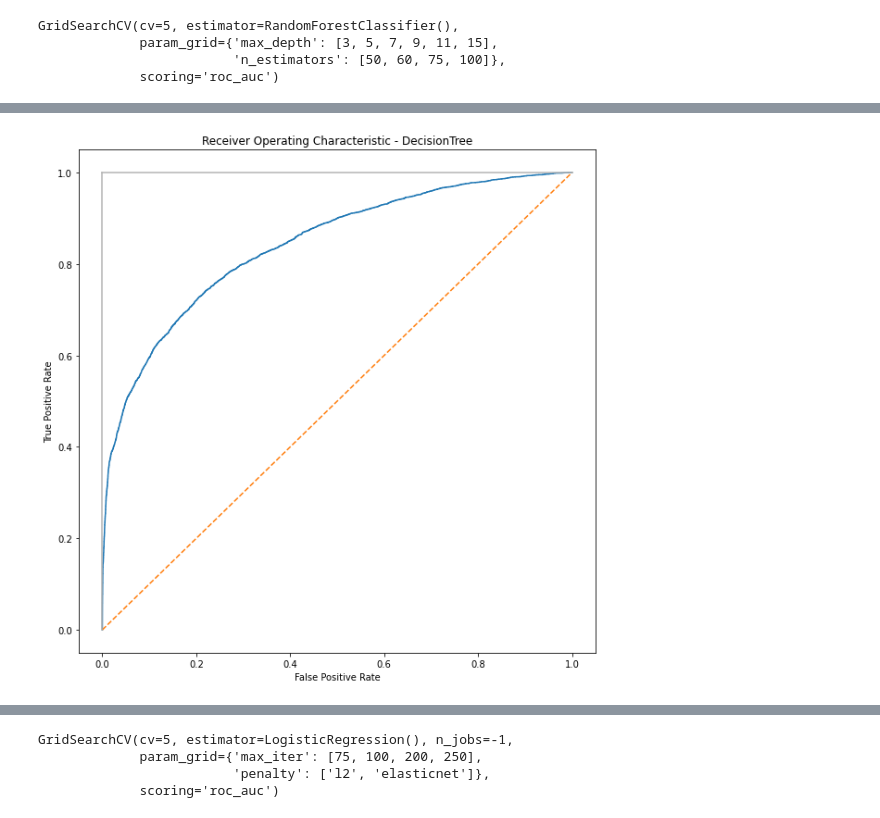
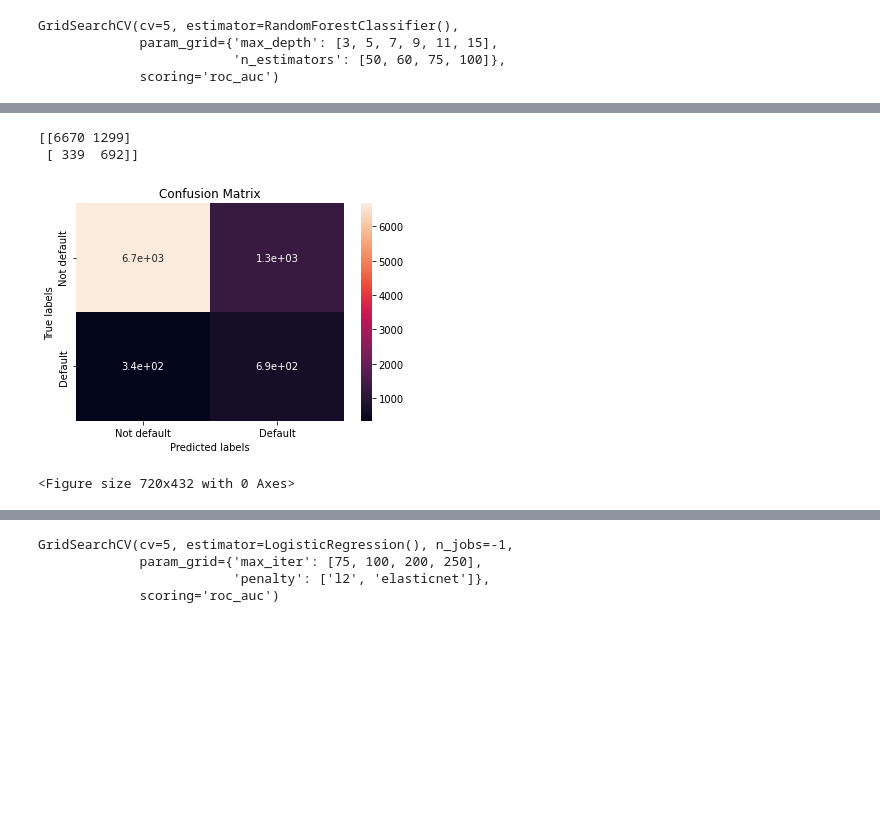
Before and after one commit to shreesha2304/Credit-Card-Default-Prediction, a Jupyter notebook: Credit_Card_Default_Prediction_Capstone_Project.ipynb, the cells around one changed output, grey strips where cells are left out. Cells and saved outputs as stored; diff of their text form; code cells hidden in the pictures; blank space fills up the shorter version.

```diff
--- a/Credit_Card_Default_Prediction_Capstone_Project.ipynb
+++ b/Credit_Card_Default_Prediction_Capstone_Project.ipynb
@@ -788 +768,8 @@ from sklearn.metrics import roc_curve
+# %%
+confusion_plot(y_pred_test_rf,y_test)
+# %% [output]
+[[6670 1299]
+ [ 339  692]]
+[figure, added]
+<Figure size 720x432 with 0 Axes>
 # %%
@@ -791,11 +777,0 @@ from sklearn.metrics import roc_curve
-# %%
-  plt.subplots(1, figsize=(10,10))
-  plt.title('Receiver Operating Characteristic - DecisionTree')
-  plt.plot(false_positive_rate1, true_positive_rate1)
-  plt.plot([0, 1], ls="--")
-  plt.plot([0, 0], [1, 0] , c=".7"), plt.plot([1, 1] , c=".7")
-  plt.ylabel('True Positive Rate')
-  plt.xlabel('False Positive Rate')
-  plt.show()
-# %% [output]
-[figure, removed]
```
Also changed, not shown: parts of 76 cells of this notebook.
